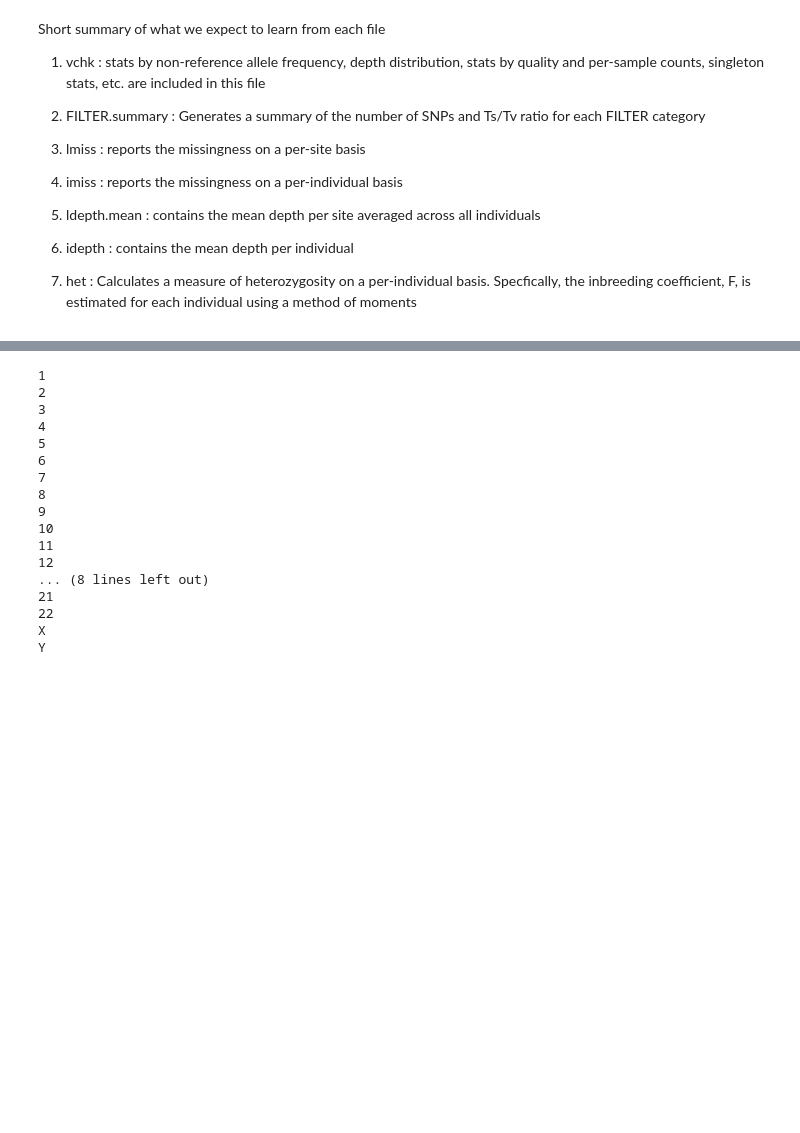
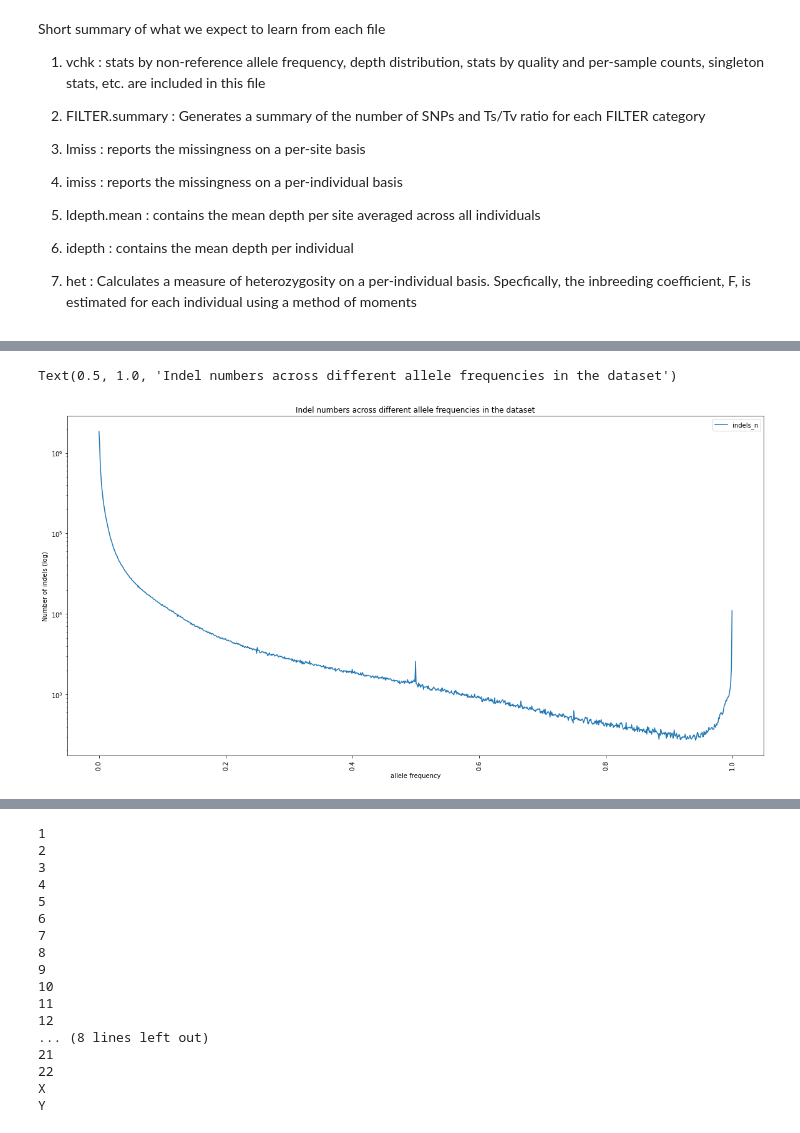
Before and after one commit to acostauribe/QC_TANGL-hg38, a Jupyter notebook: preQC_general_analysis.ipynb, the cells around one changed output, grey strips where cells are left out. Saved outputs shown, nothing was run; the diff lists cells and outputs as text; code cells hidden in the pictures; blank space fills up the shorter version.

```diff
--- a/preQC_general_analysis.ipynb
+++ b/preQC_general_analysis.ipynb
@@ -50,0 +113,11 @@ import os
+# %%
+plt.rcParams["figure.figsize"] = (20,10)
+freq_df.plot(x='index', y='indels_n')
+plt.xticks(rotation=90)
+plt.yscale('log')
+plt.xlabel('allele frequency')
+plt.ylabel('Number of indels (log)')
+plt.title('Indel numbers across different allele frequencies in the dataset')
+# %% [output]
+Text(0.5, 1.0, 'Indel numbers across different allele frequencies in the dataset')
+[figure, added]
```
Also changed, not shown: parts of 10 cells of this notebook.
